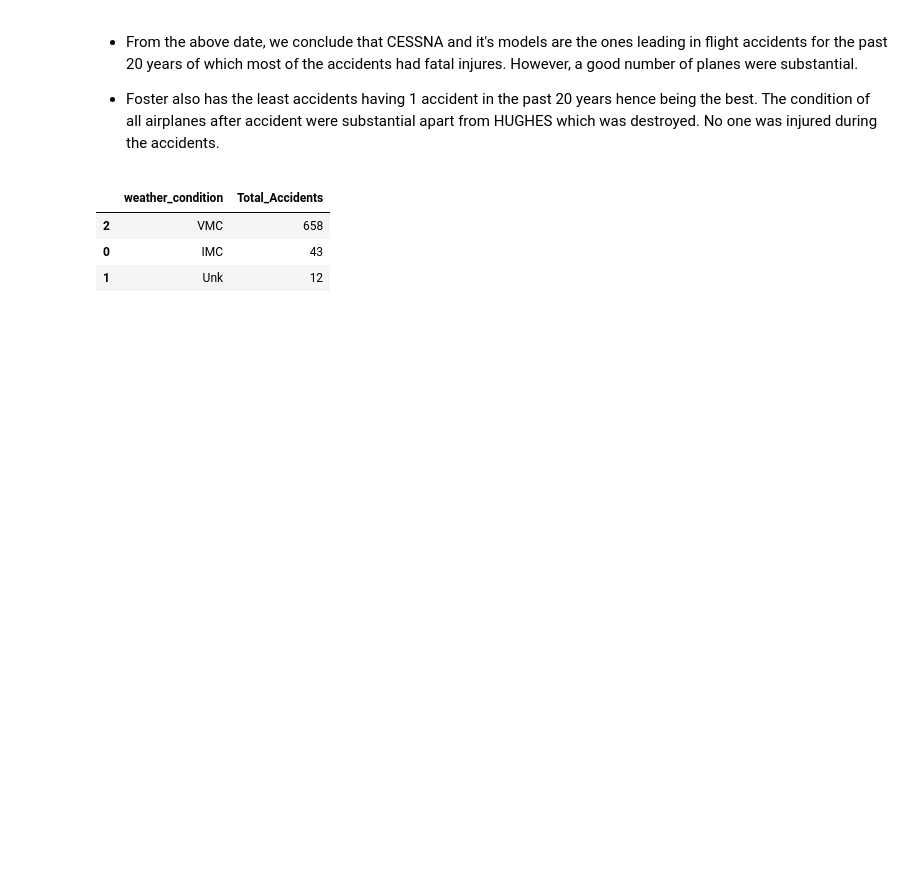
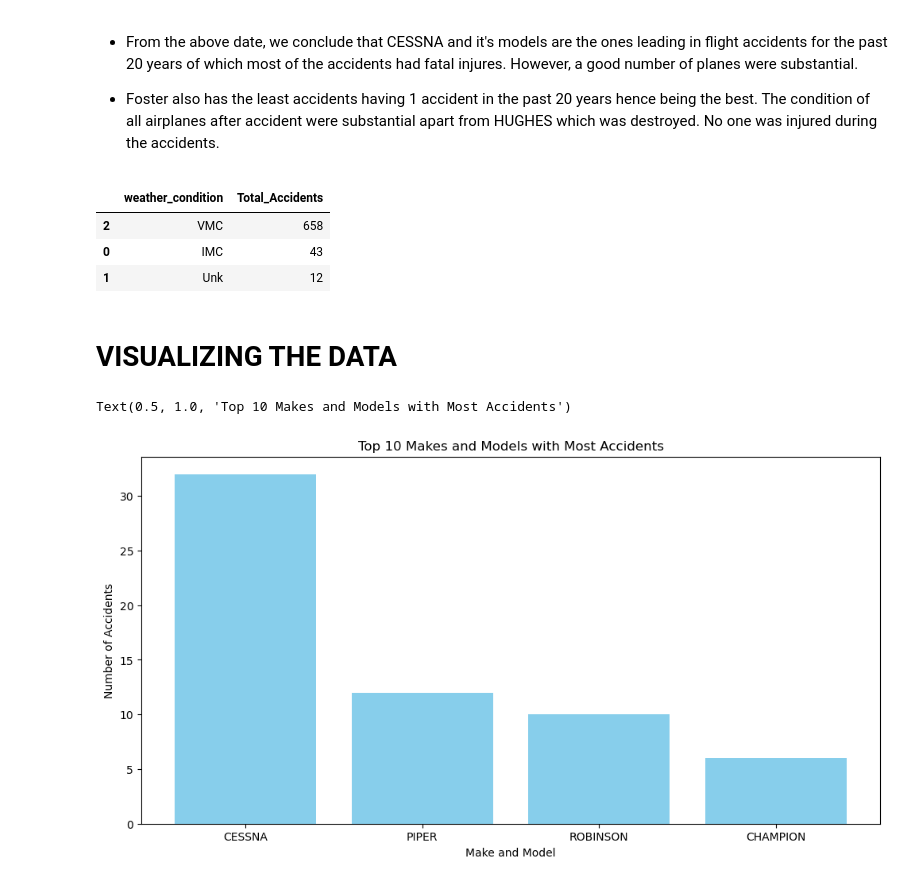
Before and after one commit to nyawirctrl-911/dsc-phase-1-project-v3, a Jupyter notebook: student.ipynb, the cells around one changed output. Saved outputs shown, nothing was run; the diff lists cells and outputs as text; code cells hidden in the pictures; blank space fills up the shorter version.

Commit message:
Data Visualization and Conclusion

```diff
--- a/student.ipynb
+++ b/student.ipynb
@@ -463,3 +461,20 @@ weather_conditions.tail(10)
 | 2 | VMC | 658 |
 | 0 | IMC | 43 |
 | 1 | Unk | 12 |
+# %% [markdown]
+# VISUALIZING THE DATA
+# %%
+# Plotting a bar graph for top 10 makes with most accidents
+
+import matplotlib.pyplot as plt
+plt.figure(figsize=(12, 6))
+x=make_model_accidents.head(10)
+y= x['Total_Accidents']
+labels = x['make']
+plt.bar(labels, y, color='skyblue')
+plt.xlabel('Make and Model')
+plt.ylabel('Number of Accidents')
+plt.title('Top 10 Makes and Models with Most Accidents')
+# %% [output]
+Text(0.5, 1.0, 'Top 10 Makes and Models with Most Accidents')
+[figure, added]
```
Also changed, not shown: parts of 8 cells of this notebook.
